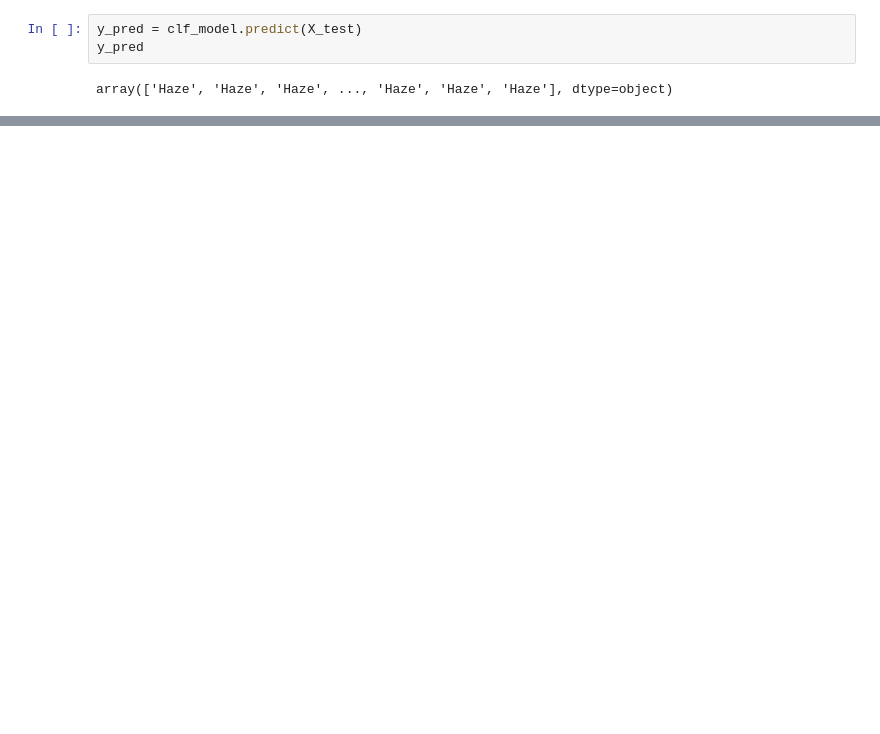
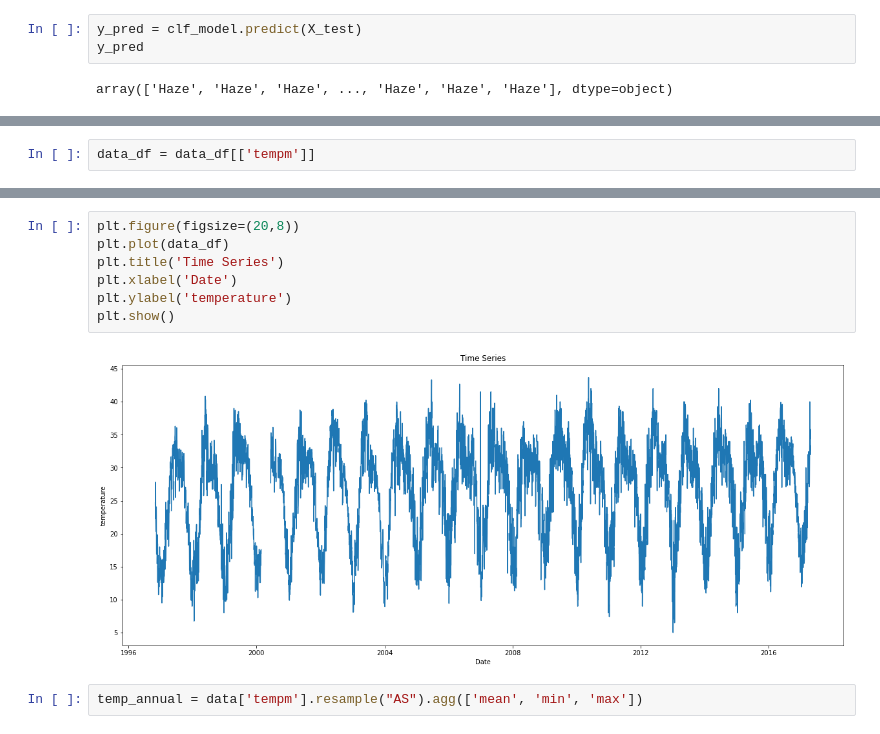
Before and after one commit to rankx034/final-project, a Jupyter notebook: DecisionTreeModel.ipynb, the cells around one changed output, grey strips where cells are left out. Cells and saved outputs as stored; diff of their text form; blank space fills up the shorter version.

```diff
--- a/DecisionTreeModel.ipynb
+++ b/DecisionTreeModel.ipynb
@@ -188,0 +245,2 @@ weighted avg       0.90      0.90      0.90     20165
+# %%
+data_df = data_df[['tempm']]
@@ -188,0 +269,11 @@ weighted avg       0.90      0.90      0.90     20165
+# %%
+plt.figure(figsize=(20,8))
+plt.plot(data_df)
+plt.title('Time Series')
+plt.xlabel('Date')
+plt.ylabel('temperature')
+plt.show()
+# %% [output]
+[figure, added]
+# %%
+temp_annual = data['tempm'].resample("AS").agg(['mean', 'min', 'max'])
```
Also changed, not shown: parts of 22 cells of this notebook.
